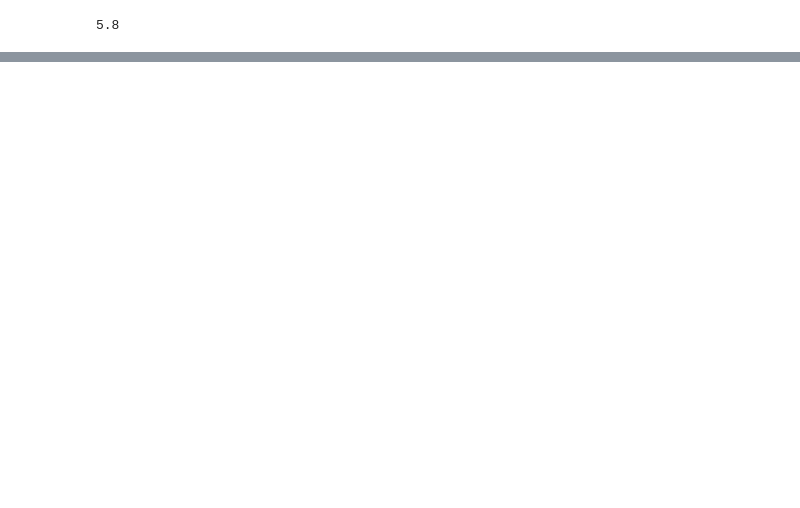
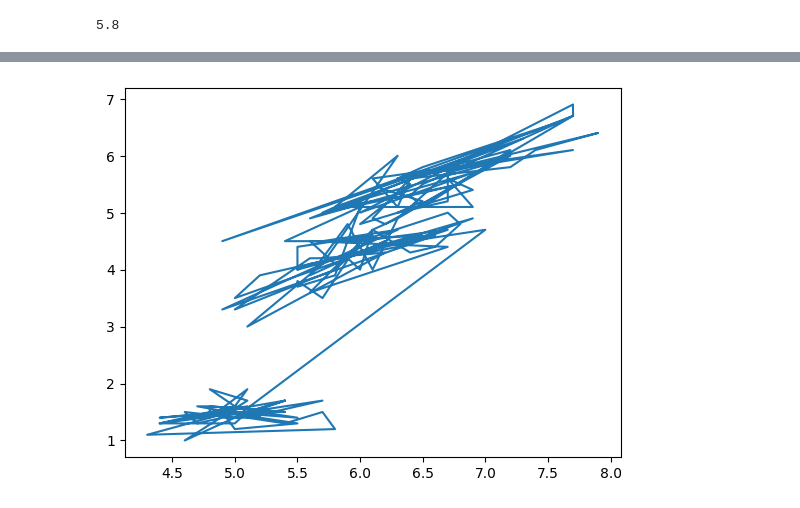
Before and after one commit to AchrafMoualem/Achraf_Moualem, a Jupyter notebook: week3/Day1/exerciceXP.ipynb, the cells around one changed output, grey strips where cells are left out. Cells and saved outputs as stored; diff of their text form; code cells hidden in the pictures; blank space fills up the shorter version.

```diff
--- a/week3/Day1/exerciceXP.ipynb
+++ b/week3/Day1/exerciceXP.ipynb
@@ -102,0 +104,6 @@ Name: SepalLengthCm, dtype: float64
+# %%
+import matplotlib.pyplot as plt
+plt.plot(df['SepalLengthCm'], df['PetalLengthCm'])
+plt.show()
+# %% [output]
+[figure, added]
```
Also changed, not shown: parts of 6 cells of this notebook.
